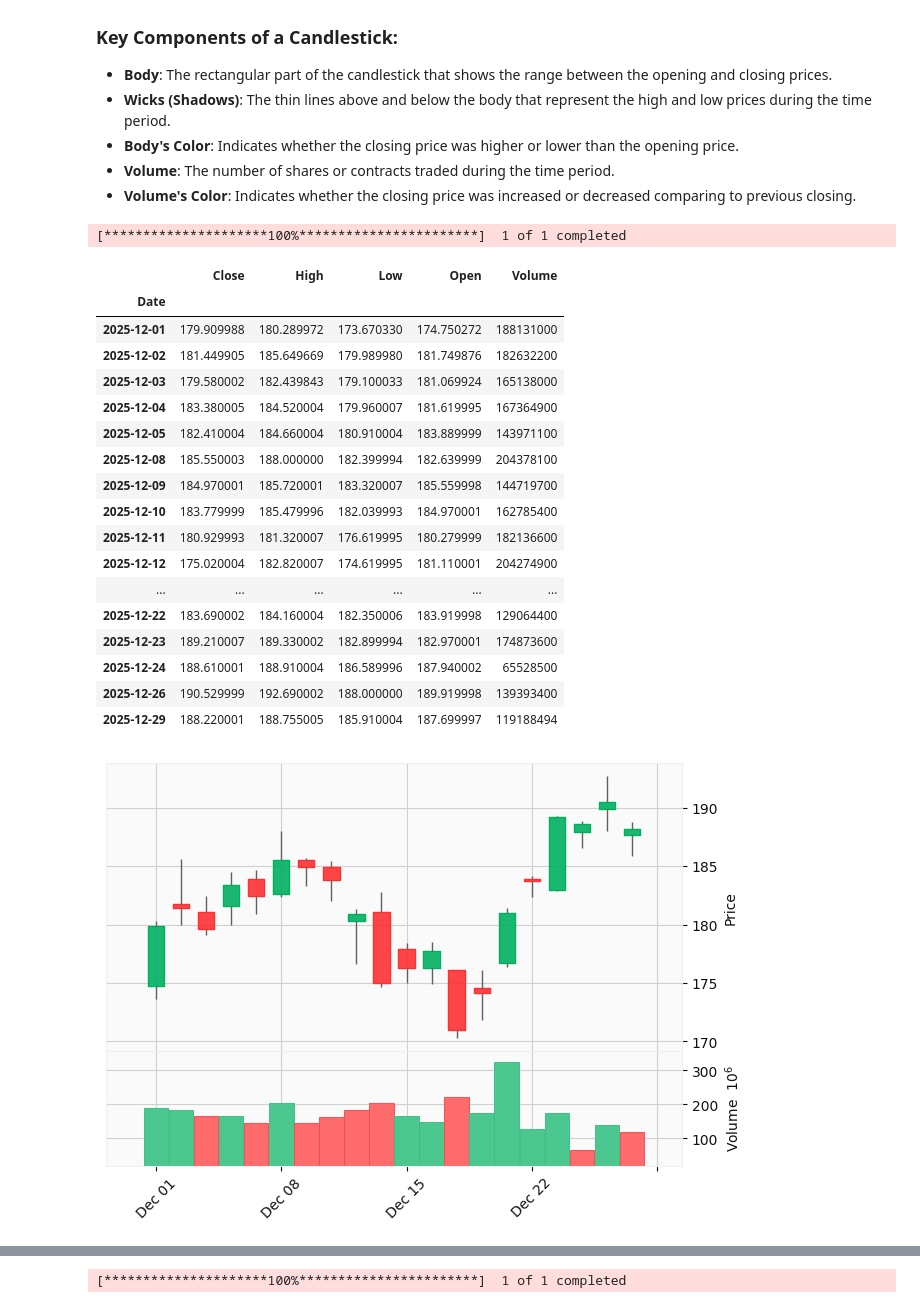
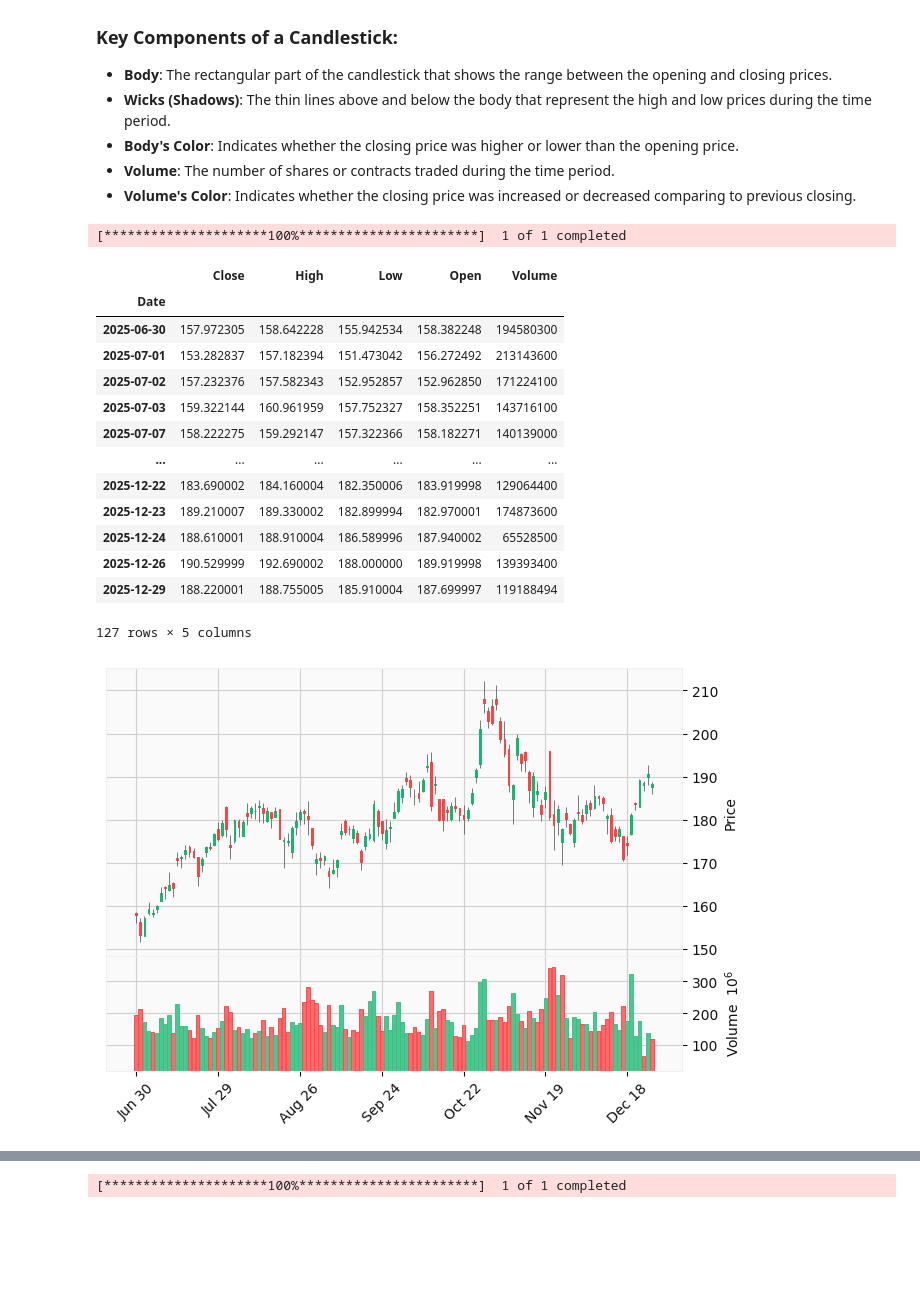
Before and after one commit to Pylon521/samanthaPortfolio, a Jupyter notebook: candlestickAnalysis.ipynb, the cells around one changed output, grey strips where cells are left out. Saved outputs shown, nothing was run; the diff lists cells and outputs as text; code cells hidden in the pictures; blank space fills up the shorter version.

```diff
--- a/candlestickAnalysis.ipynb
+++ b/candlestickAnalysis.ipynb
@@ -22,29 +22,25 @@ Candlestick charts are widely used in financial markets to represent price movem
 # %%
 import yfinance as yf
 import mplfinance as mpf
 
-data = yf.download( ["NVDA"], period = '1mo', auto_adjust=True)
+data = yf.download( ["NVDA"], period = '6mo', auto_adjust=True)
 data.columns = ['Close', 'High', 'Low', 'Open', 'Volume']
 display(data)
 mpf.plot(data, type="candle", style="yahoo", volume=True)
 # %% [output]
 [*********************100%***********************]  1 of 1 completed
 |  | Close | High | Low | Open | Volume |
 | Date |  |  |  |  |  |
-| 2025-12-01 | 179.909988 | 180.289972 | 173.670330 | 174.750272 | 188131000 |
-| 2025-12-02 | 181.449905 | 185.649669 | 179.989980 | 181.749876 | 182632200 |
-| 2025-12-03 | 179.580002 | 182.439843 | 179.100033 | 181.069924 | 165138000 |
-| 2025-12-04 | 183.380005 | 184.520004 | 179.960007 | 181.619995 | 167364900 |
-| 2025-12-05 | 182.410004 | 184.660004 | 180.910004 | 183.889999 | 143971100 |
-| 2025-12-08 | 185.550003 | 188.000000 | 182.399994 | 182.639999 | 204378100 |
-| 2025-12-09 | 184.970001 | 185.720001 | 183.320007 | 185.559998 | 144719700 |
-| 2025-12-10 | 183.779999 | 185.479996 | 182.039993 | 184.970001 | 162785400 |
-| 2025-12-11 | 180.929993 | 181.320007 | 176.619995 | 180.279999 | 182136600 |
-| 2025-12-12 | 175.020004 | 182.820007 | 174.619995 | 181.110001 | 204274900 |
+| 2025-06-30 | 157.972305 | 158.642228 | 155.942534 | 158.382248 | 194580300 |
+| 2025-07-01 | 153.282837 | 157.182394 | 151.473042 | 156.272492 | 213143600 |
+| 2025-07-02 | 157.232376 | 157.582343 | 152.952857 | 152.962850 | 171224100 |
+| 2025-07-03 | 159.322144 | 160.961959 | 157.752327 | 158.352251 | 143716100 |
+| 2025-07-07 | 158.222275 | 159.292147 | 157.322366 | 158.182271 | 140139000 |
 | ... | ... | ... | ... | ... | ... |
 | 2025-12-22 | 183.690002 | 184.160004 | 182.350006 | 183.919998 | 129064400 |
 | 2025-12-23 | 189.210007 | 189.330002 | 182.899994 | 182.970001 | 174873600 |
 | 2025-12-24 | 188.610001 | 188.910004 | 186.589996 | 187.940002 | 65528500 |
 | 2025-12-26 | 190.529999 | 192.690002 | 188.000000 | 189.919998 | 139393400 |
 | 2025-12-29 | 188.220001 | 188.755005 | 185.910004 | 187.699997 | 119188494 |
+127 rows × 5 columns
-[figure, old version]
+[figure, new version]
```
Also changed, not shown: parts of 1 cell of this notebook, 15 other files.
